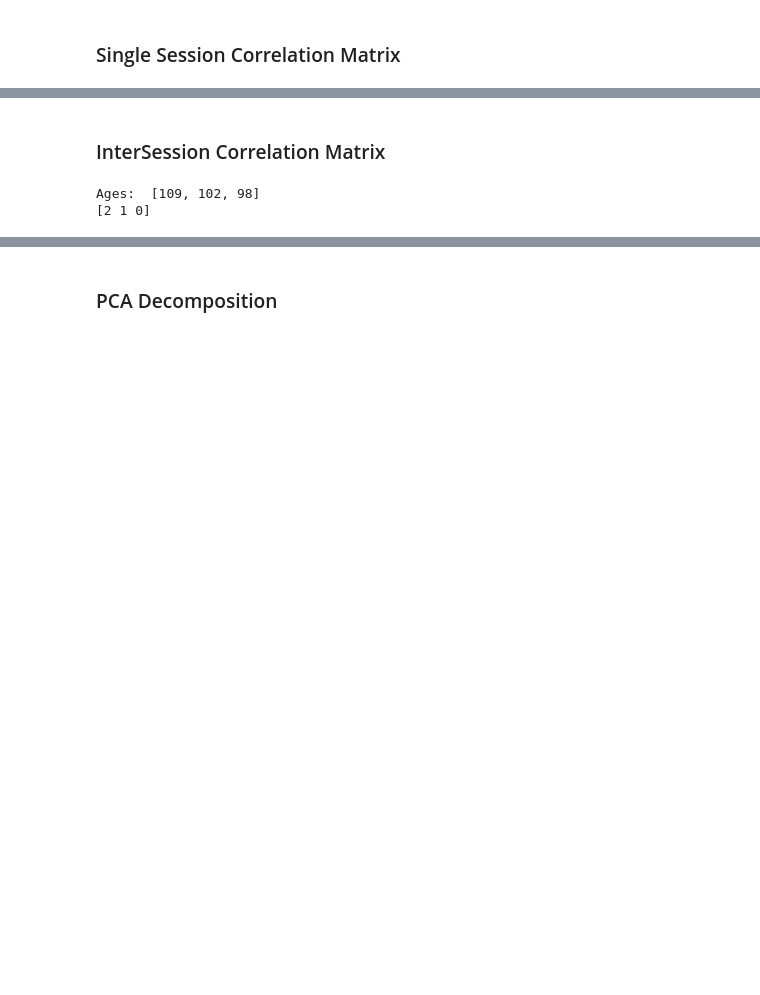
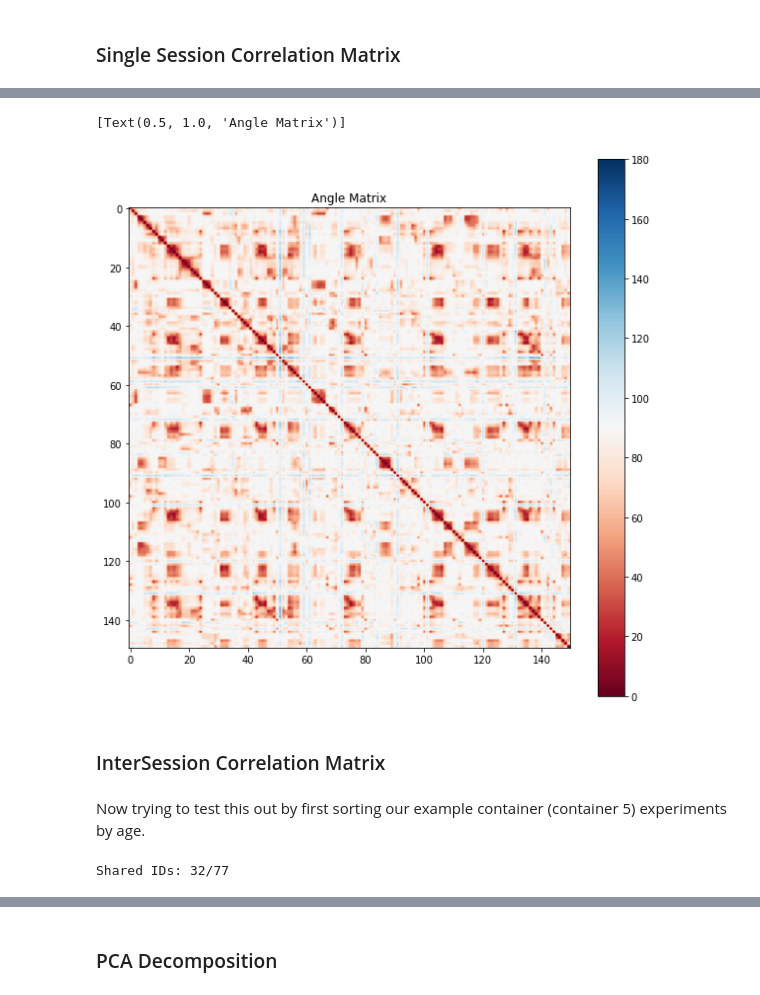
Before and after one commit to sh4r11f/NMA-rep-drift, a Jupyter notebook: harper/aitken_functions.ipynb, the cells around one changed output, grey strips where cells are left out. Cells and saved outputs as stored; diff of their text form; code cells hidden in the pictures; blank space fills up the shorter version.

```diff
--- a/harper/aitken_functions.ipynb
+++ b/harper/aitken_functions.ipynb
@@ -279,3 +309,14 @@ c_bar = plt.colorbar(c_plot, ax = ax)
+# %%
+
+fig, ax = plt.subplots(1,1, figsize=(10,10))
+
+c_plot = ax.imshow(session_angles[:5*30, : 5*30], cmap = "RdBu", vmin = 0, vmax = 180)
+c_bar = plt.colorbar(c_plot, ax = ax)
+
+ax.set(title = 'Angle Matrix')
+# %% [output]
+[Text(0.5, 1.0, 'Angle Matrix')]
+[figure, added]
 # %% [markdown]
 ### InterSession Correlation Matrix
 # %%
@@ -364,17 +405,20 @@ def correlation_across_sessions(cell_ids_in_container, dff_vals_in_container, da
                                       )
 
     return across_session_corrs, across_session_angles
+# %% [markdown]
+Now trying to test this out by first sorting our example container (container 5) experiments by age.
 # %%
-# for our container 5 from earlier
-# sort sessions by age
-session_ages = [exps[idx]['acquisition_age_days'] for idx in exp_idxs]
-print('Ages: ',session_ages)
+session_ages = [exp['acquisition_age_days'] for exp in exps5]
+age_sort_idxs = np.argsort(session_ages)
 
-age_sort_idxs = np.argsort(session_ages)
-print(age_sort_idxs)
-sorted_exps = np.sort(
-for session_idx in range(n_sessions):
-    new_exp[session_idx] = exps[age_sort_idxs[session_idx]]
+sorted_exps = []
+sorted_dff_vals = []
+sorted_cell_ids = []
+for session_idx in range(3):
+    sorted_exps.append(exps5[age_sort_idxs[session_idx]])
+    sorted_dff_vals.append(dff_vals_experiments[age_sort_idxs[session_idx]])
+    sorted_cell_ids.append(cell_ids_experiments[age_sort_idxs[session_idx]])
-# %% [output]
-Ages:  [109, 102, 98]
-[2 1 0]
+# %%
+across_session_corrs, across_session_angles = correlation_across_sessions(sorted_cell_ids, sorted_dff_vals)
+# %% [output]
+Shared IDs: 32/77
```
Also changed, not shown: parts of 8 cells of this notebook.
